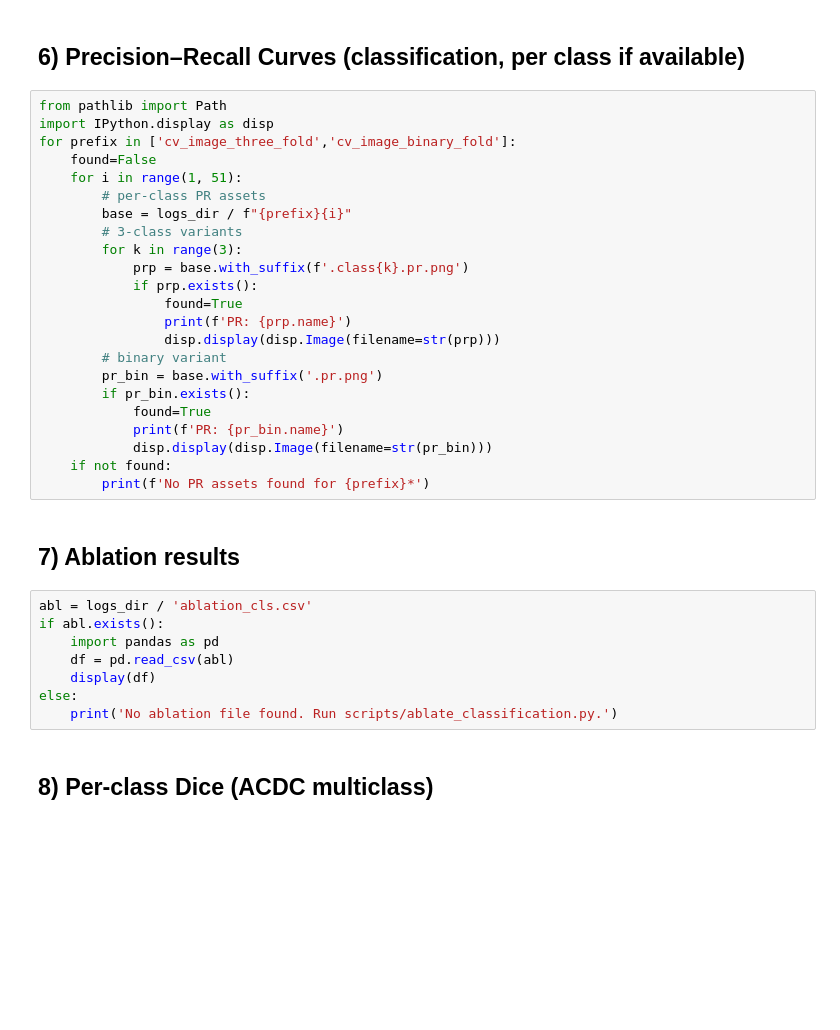
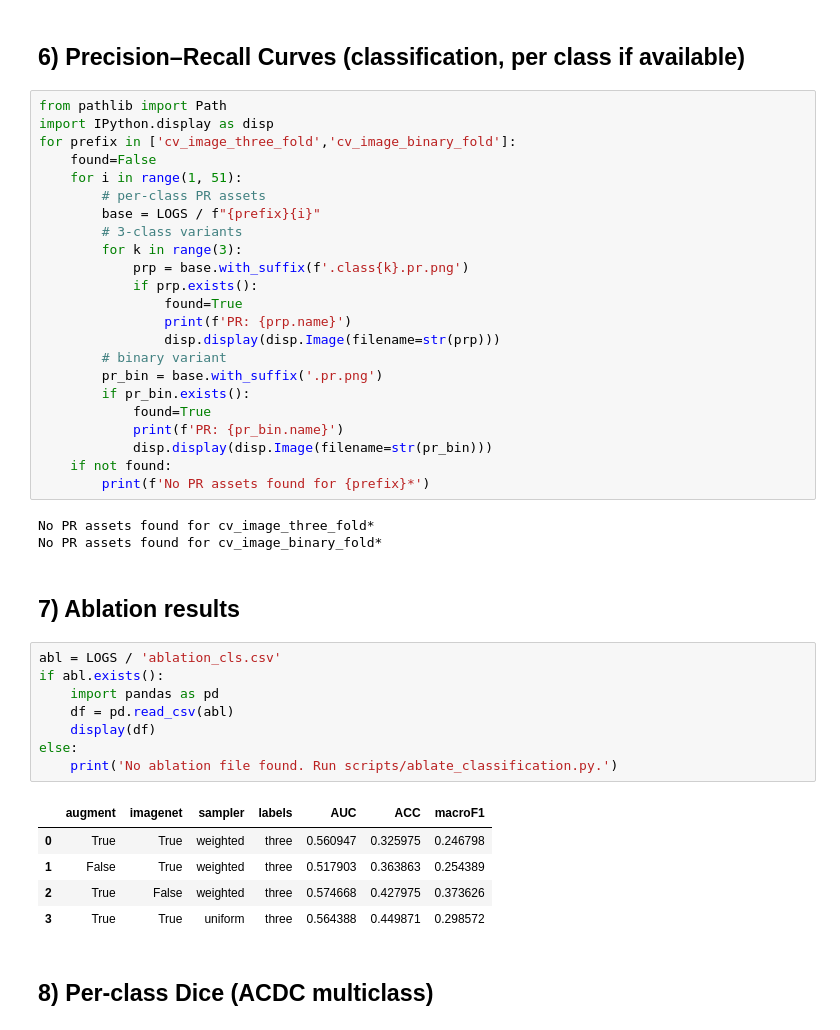
Before and after one commit to Ahanaf-Abrar-Trishad/cardiac_early_detection_repo, a Jupyter notebook: notebooks/visualize_results.ipynb, the cells around one changed output. Saved outputs shown, nothing was run; the diff lists cells and outputs as text; blank space fills up the shorter version.

```diff
--- a/notebooks/visualize_results.ipynb
+++ b/notebooks/visualize_results.ipynb
@@ -68,7 +196,7 @@ for prefix in ['cv_image_three_fold','cv_image_binary_fold']:
     found=False
     for i in range(1, 51):
         # per-class PR assets
-        base = logs_dir / f"{prefix}{i}"
+        base = LOGS / f"{prefix}{i}"
         # 3-class variants
         for k in range(3):
             prp = base.with_suffix(f'.class{k}.pr.png')
@@ -84,16 +212,25 @@ for prefix in ['cv_image_three_fold','cv_image_binary_fold']:
             disp.display(disp.Image(filename=str(pr_bin)))
     if not found:
         print(f'No PR assets found for {prefix}*')
+# %% [output]
+No PR assets found for cv_image_three_fold*
+No PR assets found for cv_image_binary_fold*
 # %% [markdown]
 ## 7) Ablation results
 # %%
-abl = logs_dir / 'ablation_cls.csv'
+abl = LOGS / 'ablation_cls.csv'
 if abl.exists():
     import pandas as pd
     df = pd.read_csv(abl)
     display(df)
 else:
     print('No ablation file found. Run scripts/ablate_classification.py.')
+# %% [output]
+|  | augment | imagenet | sampler | labels | AUC | ACC | macroF1 |
+| 0 | True | True | weighted | three | 0.560947 | 0.325975 | 0.246798 |
+| 1 | False | True | weighted | three | 0.517903 | 0.363863 | 0.254389 |
+| 2 | True | False | weighted | three | 0.574668 | 0.427975 | 0.373626 |
+| 3 | True | True | uniform | three | 0.564388 | 0.449871 | 0.298572 |
 # %% [markdown]
 ## 8) Per-class Dice (ACDC multiclass)
 # %%
```
Also changed, not shown: parts of 9 cells of this notebook, 3 other files.
